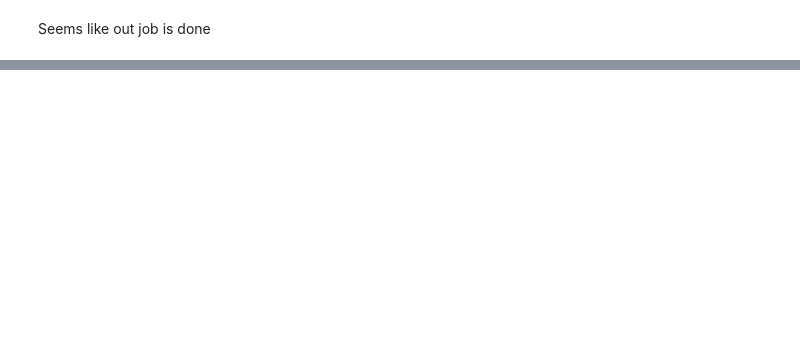
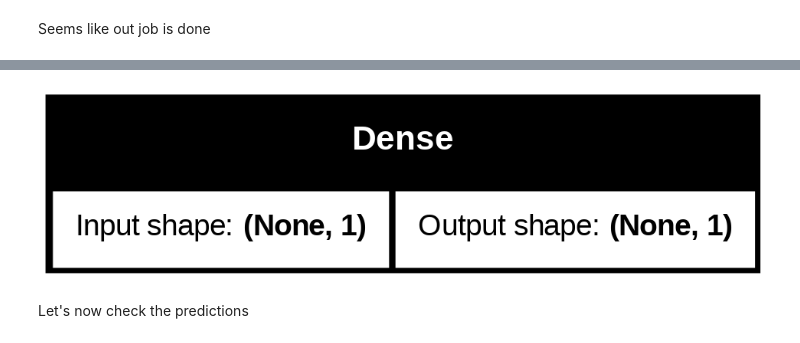
Before and after one commit to Auth0r-C0dez/Dwelling-in-deep-learning, a Jupyter notebook: Regression_with_Neural_Network/Regression_with_neural_network.ipynb, the cells around one changed output, grey strips where cells are left out. Cells and saved outputs as stored; diff of their text form; code cells hidden in the pictures; blank space fills up the shorter version.

```diff
--- a/Regression_with_Neural_Network/Regression_with_neural_network.ipynb
+++ b/Regression_with_Neural_Network/Regression_with_neural_network.ipynb
@@ -224,0 +275,3 @@ Seems like out job is done
+# %%
+Y = X + 10
+Y
@@ -224,0 +290,8 @@ Seems like out job is done
+# %%
+X_train = X[:40]
+Y_train = Y[:40]
+
+X_test = X[40:]
+Y_test = Y[40:]
+
+len(X_train), len(X_test), len(Y_train), len(Y_test)
@@ -224,0 +307,8 @@ Seems like out job is done
+# %%
+tf.random.set_seed(42)
+model =tf.keras.Sequential([
+    tf.keras.layers.Dense(1,input_shape=[1]) #here the 1 means one layer and the input shape defines the dimension of input rreqd
+])
+model.compile(loss=tf.keras.losses.mae,
+              optimizer = tf.keras.optimizers.SGD(),
+              metrics = ["mae"])
@@ -224,0 +329,3 @@ Seems like out job is done
+# %%
+# Fitting the model to the training data
+model.fit(X_train, Y_train, epochs=100,verbose=0)
@@ -224,0 +349,6 @@ Seems like out job is done
+# %%
+plot_model(model,show_shapes=True)
+# %% [output]
+[figure, added]
+# %% [markdown]
+Let's now check the predictions
```
Also changed, not shown: parts of 74 cells of this notebook.
